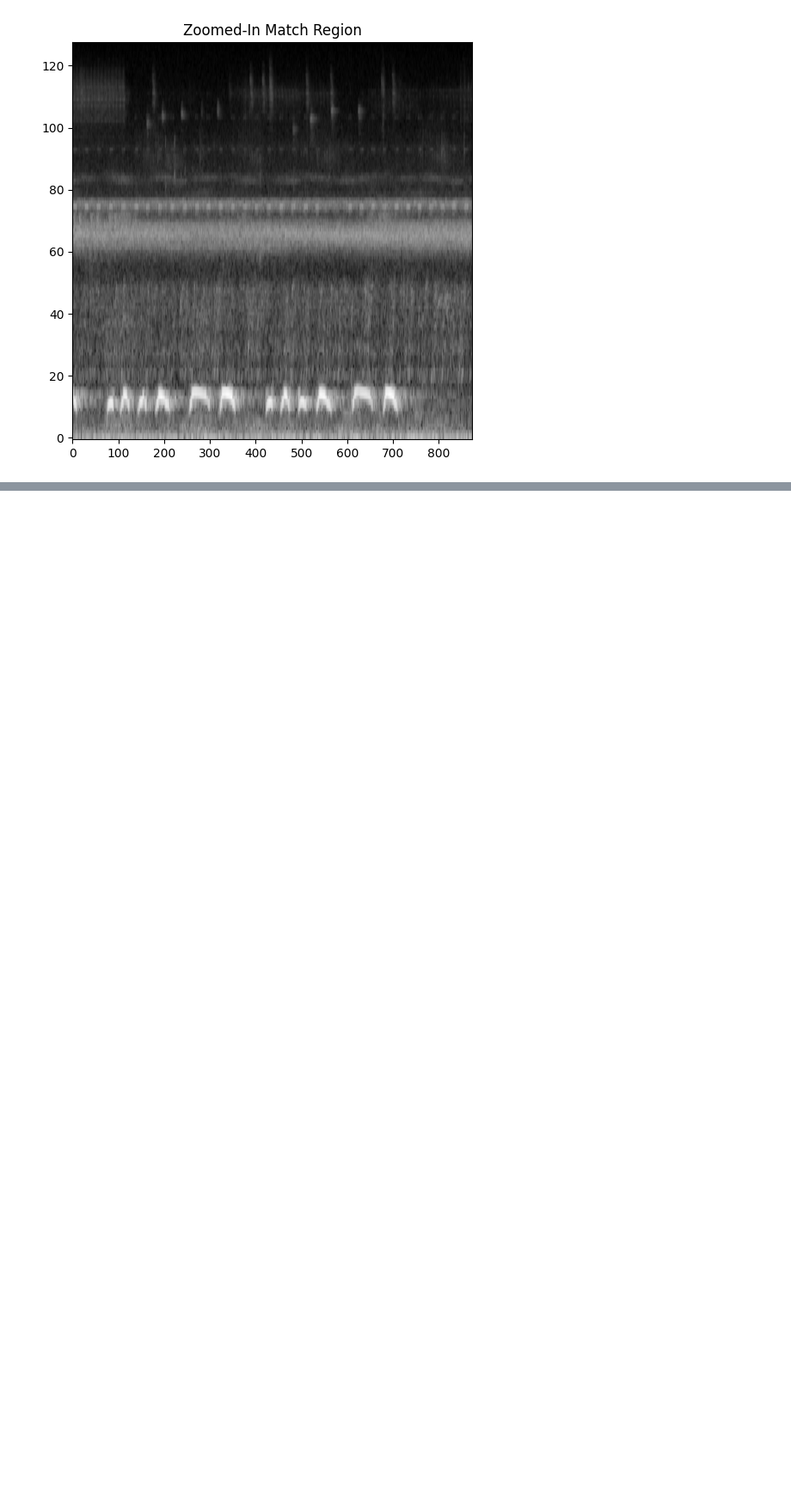
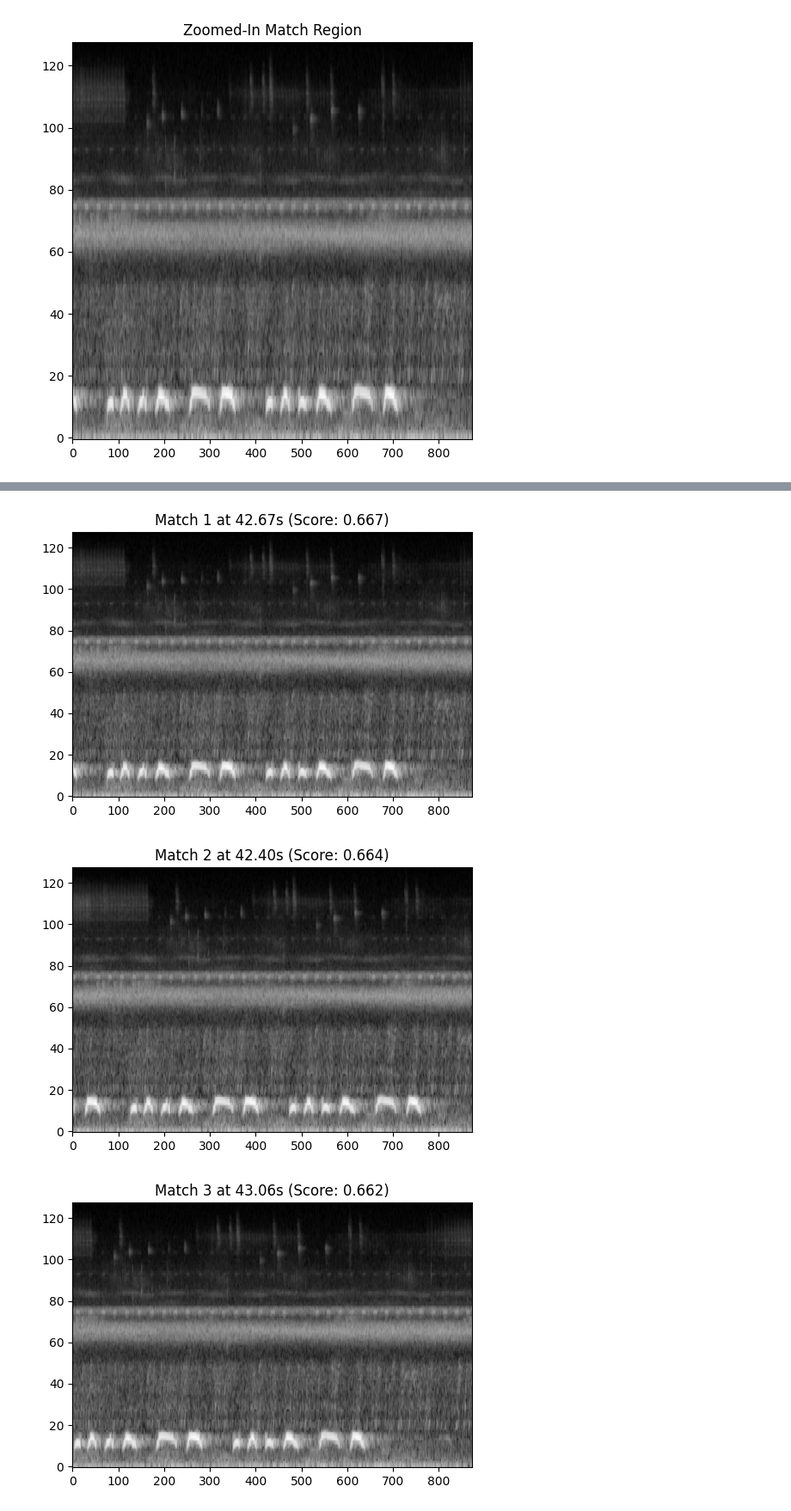
Before and after one commit to UCSD-E4E/pyha-analyzer-2.0, a Jupyter notebook: tm_testing.ipynb, the cells around one changed output, grey strips where cells are left out. Shown at 86% size. Drawn from its saved outputs; the diff is of its cells as text; code cells hidden in the pictures; blank space fills up the shorter version.

```diff
--- a/tm_testing.ipynb
+++ b/tm_testing.ipynb
@@ -165,0 +164,21 @@ Match at 244.97 sec (Score: 0.
+# %%
+top_matches = selected[:10]
+margin = 20
+
+for idx, (y, x, score) in enumerate(top_matches, 1):
+    x1 = max(0, x - margin)
+    x2 = min(clip_img.shape[1], x + template_img.shape[1] + margin)
+    y1 = max(0, y - margin)
+    y2 = min(clip_img.shape[0], y + template_img.shape[0] + margin)
+
+    zoom_region = clip_img[y1:y2, x1:x2]
+
+    plt.figure(figsize=(6, 4))
+    plt.imshow(zoom_region, aspect='auto', origin='lower', cmap='gray')
+    timestamp = x * seconds_per_col
+    plt.title(f"Match {idx} at {timestamp:.2f}s (Score: {score:.3f})")
+    plt.show()
+# %% [output]
+[figure, added]
+[figure, added]
+[figure, added]
```
Also changed, not shown: parts of 2 cells of this notebook.
